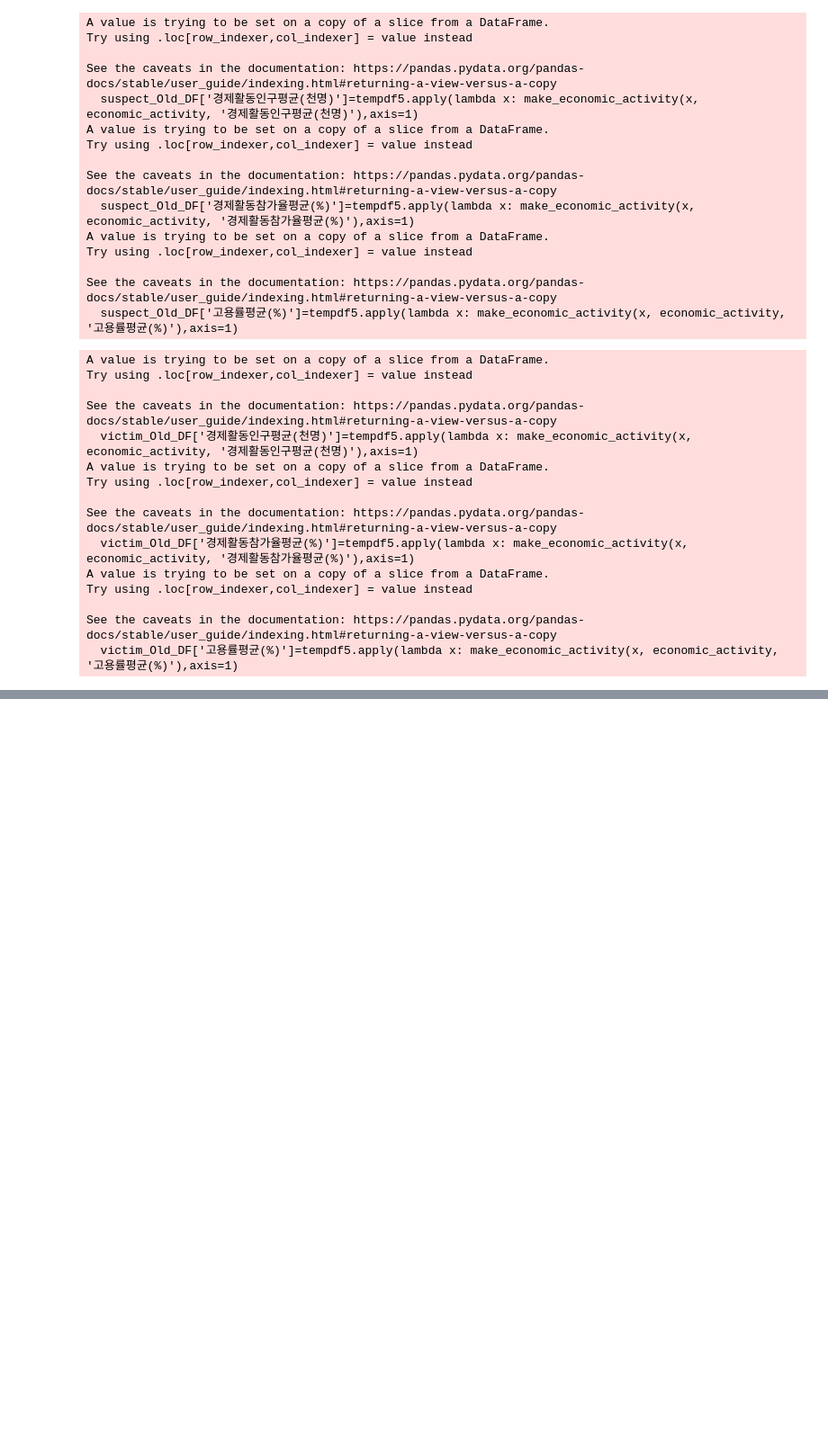
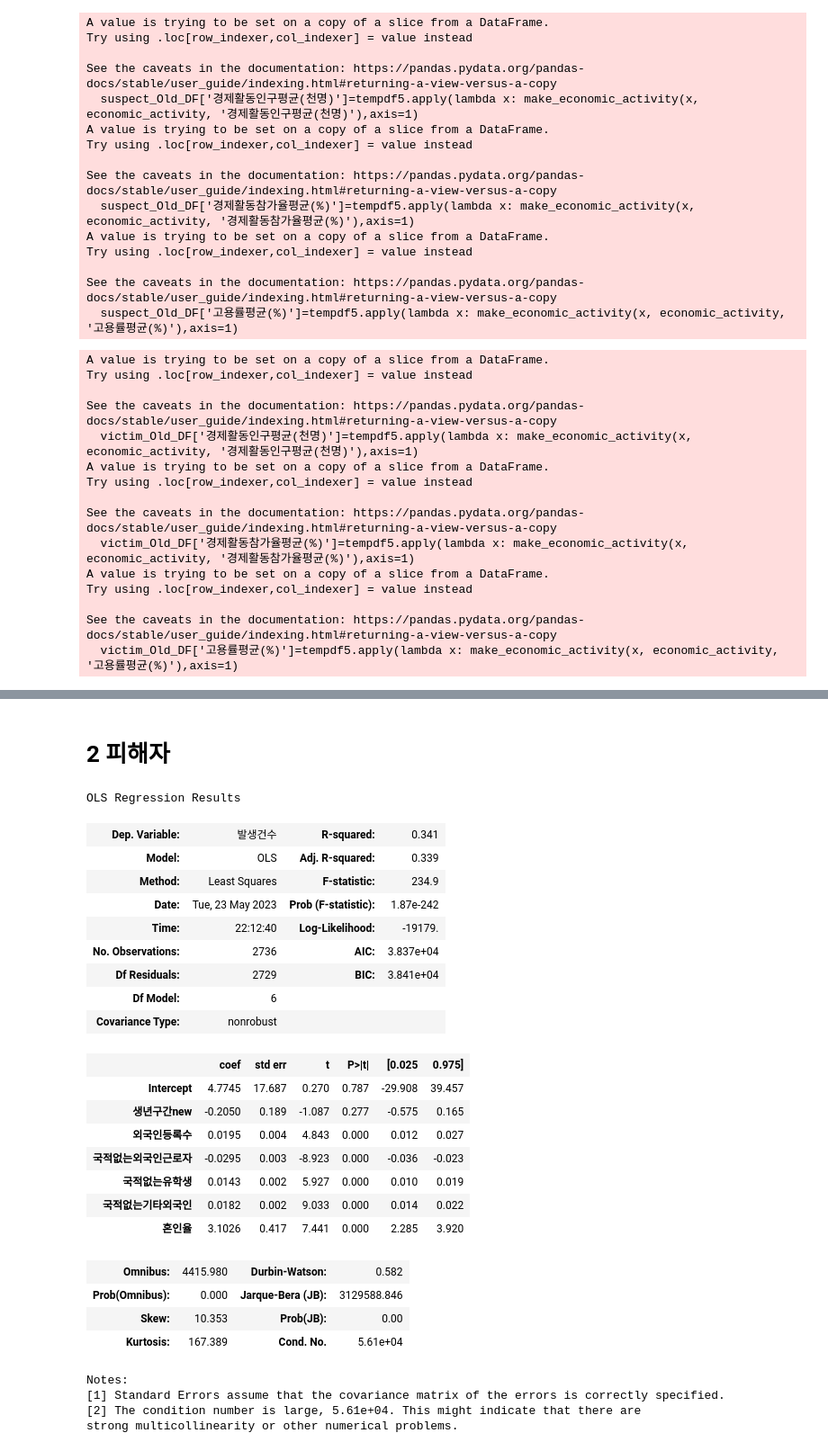
Before and after one commit to S-SIRIUS/Fraud-factor-analysis, a Jupyter notebook: 시+나이 회귀분석.ipynb, the cells around one changed output, grey strips where cells are left out. Shown at 90% size. Drawn from its saved outputs; the diff is of its cells as text; code cells hidden in the pictures; blank space fills up the shorter version.

```diff
--- a/시+나이 회귀분석.ipynb
+++ b/시+나이 회귀분석.ipynb
@@ -1207,0 +1375,33 @@ victim_Old_DF.corr(method='spearman')
+# %% [markdown]
+# 2 피해자
+# %%
+victim_model=smf.ols(formula="발생건수~생년구간new+외국인등록수+국적없는외국인근로자+국적없는유학생+국적없는기타외국인+혼인율",data=victim_Old_DF).fit()
+# %%
+victim_model.summary()
+# %% [output]
+OLS Regression Results
+| Dep. Variable: | 발생건수 | R-squared: | 0.341 |
+| Model: | OLS | Adj. R-squared: | 0.339 |
+| Method: | Least Squares | F-statistic: | 234.9 |
+| Date: | Tue, 23 May 2023 | Prob (F-statistic): | 1.87e-242 |
+| Time: | 22:12:40 | Log-Likelihood: | -19179. |
+| No. Observations: | 2736 | AIC: | 3.837e+04 |
+| Df Residuals: | 2729 | BIC: | 3.841e+04 |
+| Df Model: | 6 |  |  |
+| Covariance Type: | nonrobust |  |  |
+|  | coef | std err | t | P>|t| | [0.025 | 0.975] |
+| Intercept | 4.7745 | 17.687 | 0.270 | 0.787 | -29.908 | 39.457 |
+| 생년구간new | -0.2050 | 0.189 | -1.087 | 0.277 | -0.575 | 0.165 |
+| 외국인등록수 | 0.0195 | 0.004 | 4.843 | 0.000 | 0.012 | 0.027 |
+| 국적없는외국인근로자 | -0.0295 | 0.003 | -8.923 | 0.000 | -0.036 | -0.023 |
+| 국적없는유학생 | 0.0143 | 0.002 | 5.927 | 0.000 | 0.010 | 0.019 |
+| 국적없는기타외국인 | 0.0182 | 0.002 | 9.033 | 0.000 | 0.014 | 0.022 |
+| 혼인율 | 3.1026 | 0.417 | 7.441 | 0.000 | 2.285 | 3.920 |
+| Omnibus: | 4415.980 | Durbin-Watson: | 0.582 |
+| Prob(Omnibus): | 0.000 | Jarque-Bera (JB): | 3129588.846 |
+| Skew: | 10.353 | Prob(JB): | 0.00 |
+| Kurtosis: | 167.389 | Cond. No. | 5.61e+04 |
+Notes:
+[1] Standard Errors assume that the covariance matrix of the errors is correctly specified.
+[2] The condition number is large, 5.61e+04. This might indicate that there are
+strong multicollinearity or other numerical problems.
```
Also changed, not shown: parts of 11 cells of this notebook.
